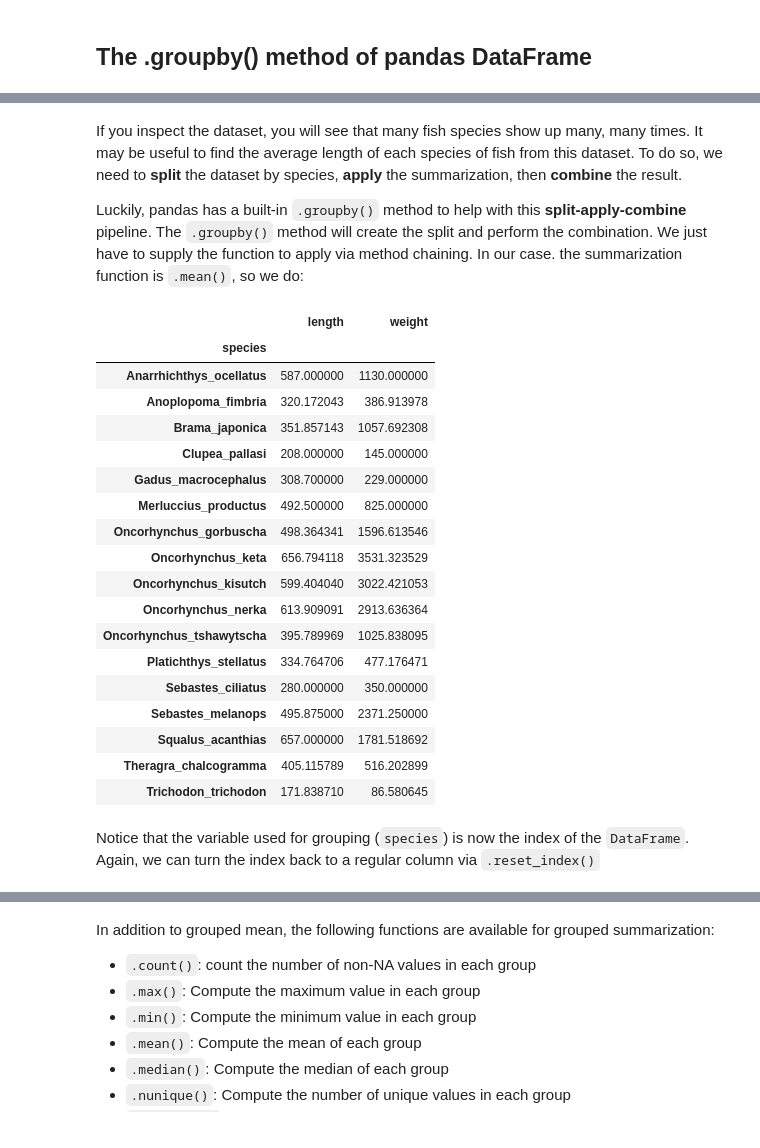
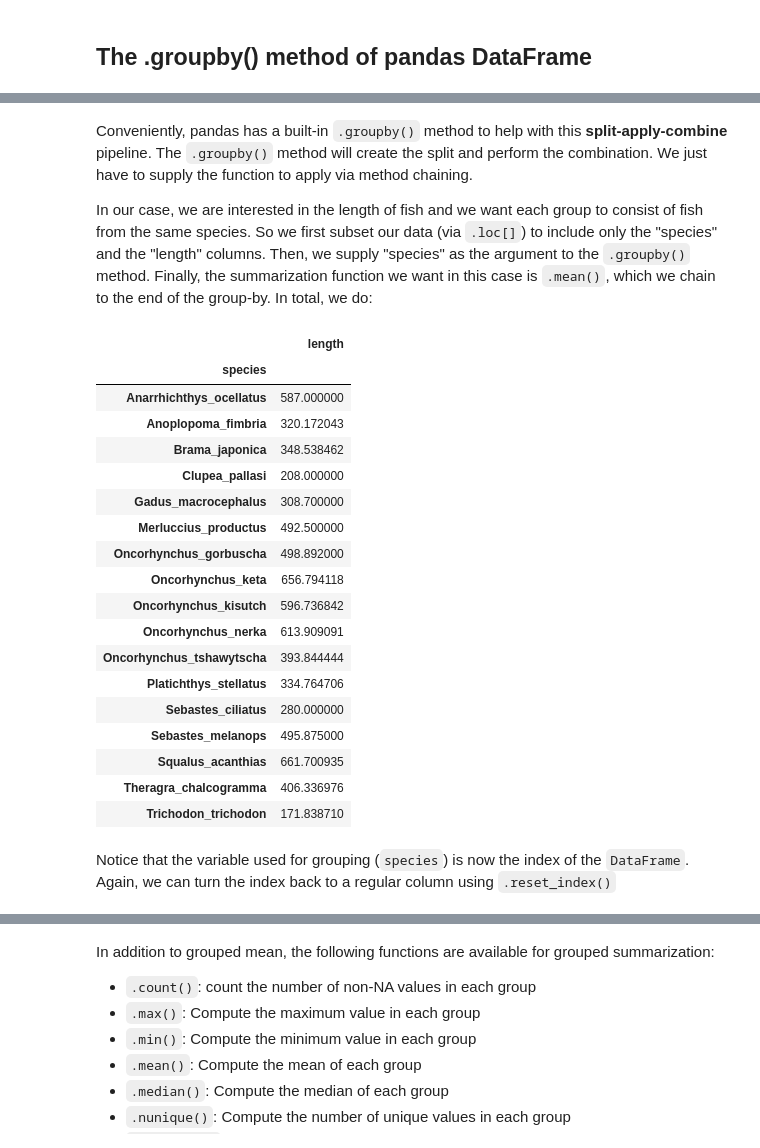
Before and after one commit to OCEAN-215-2026/preclass, a Jupyter notebook: week_09/grouped_summarization.ipynb, the cells around one changed output, grey strips where cells are left out. Saved outputs shown, nothing was run; the diff lists cells and outputs as text; code cells hidden in the pictures.

```diff
--- a/week_09/grouped_summarization.ipynb
+++ b/week_09/grouped_summarization.ipynb
@@ -28,0 +12,3 @@ display(fish)
+# %%
+fish = pd.read_csv("data/secm_fish_size.csv", parse_dates = ["date"])
+display(fish)
@@ -50,29 +54,29 @@ memory usage: 148.6+ KB
 # %% [markdown]
-If you inspect the dataset, you will see that many fish species show up many, many times. It may be useful to find the average length of each species of fish from this dataset. To do so, we need to **split** the dataset by species, **apply** the summarization, then **combine** the result.
+Conveniently, pandas has a built-in `.groupby()` method to help with this **split-apply-combine** pipeline. The `.groupby()` method will create the split and perform the combination. We just have to supply the function to apply via method chaining.
 
-Luckily, pandas has a built-in `.groupby()` method to help with this **split-apply-combine** pipeline. The `.groupby()` method will create the split and perform the combination. We just have to supply the function to apply via method chaining. In our case. the summarization function is `.mean()`, so we do:
+In our case, we are interested in the length of fish and we want each group to consist of fish from the same species. So we first subset our data (via `.loc[]`) to include only the "species" and the "length" columns. Then, we supply "species" as the argument to the `.groupby()` method. Finally, the summarization function we want in this case is `.mean()`, which we chain to the end of the group-by. In total, we do:
 # %%
-fish_grp_mean = fish.loc[:, ["species", "length", "weight"]].groupby("species").mean()
-display(fish_grp_mean)
+fish_grp_mean_len = fish.loc[:, ["species", "length"]].groupby("species").mean()
+display(fish_grp_mean_len)
 # %% [output]
-|  | length | weight |
-| species |  |  |
-| Anarrhichthys_ocellatus | 587.000000 | 1130.000000 |
-| Anoplopoma_fimbria | 320.172043 | 386.913978 |
-| Brama_japonica | 351.857143 | 1057.692308 |
-| Clupea_pallasi | 208.000000 | 145.000000 |
-| Gadus_macrocephalus | 308.700000 | 229.000000 |
-| Merluccius_productus | 492.500000 | 825.000000 |
-| Oncorhynchus_gorbuscha | 498.364341 | 1596.613546 |
-| Oncorhynchus_keta | 656.794118 | 3531.323529 |
-| Oncorhynchus_kisutch | 599.404040 | 3022.421053 |
-| Oncorhynchus_nerka | 613.909091 | 2913.636364 |
-| Oncorhynchus_tshawytscha | 395.789969 | 1025.838095 |
-| Platichthys_stellatus | 334.764706 | 477.176471 |
-| Sebastes_ciliatus | 280.000000 | 350.000000 |
-| Sebastes_melanops | 495.875000 | 2371.250000 |
-| Squalus_acanthias | 657.000000 | 1781.518692 |
-| Theragra_chalcogramma | 405.115789 | 516.202899 |
-| Trichodon_trichodon | 171.838710 | 86.580645 |
+|  | length |
+| species |  |
+| Anarrhichthys_ocellatus | 587.000000 |
+| Anoplopoma_fimbria | 320.172043 |
+| Brama_japonica | 348.538462 |
+| Clupea_pallasi | 208.000000 |
+| Gadus_macrocephalus | 308.700000 |
+| Merluccius_productus | 492.500000 |
+| Oncorhynchus_gorbuscha | 498.892000 |
+| Oncorhynchus_keta | 656.794118 |
+| Oncorhynchus_kisutch | 596.736842 |
+| Oncorhynchus_nerka | 613.909091 |
+| Oncorhynchus_tshawytscha | 393.844444 |
+| Platichthys_stellatus | 334.764706 |
+| Sebastes_ciliatus | 280.000000 |
+| Sebastes_melanops | 495.875000 |
+| Squalus_acanthias | 661.700935 |
+| Theragra_chalcogramma | 406.336976 |
+| Trichodon_trichodon | 171.838710 |
 # %% [markdown]
-Notice that the variable used for grouping (`species`) is now the index of the `DataFrame`. Again, we can turn the index back to a regular column via `.reset_index()`
+Notice that the variable used for grouping (`species`) is now the index of the `DataFrame`. Again, we can turn the index back to a regular column using `.reset_index()`
```
Also changed, not shown: parts of 29 cells of this notebook, 3 other files.
